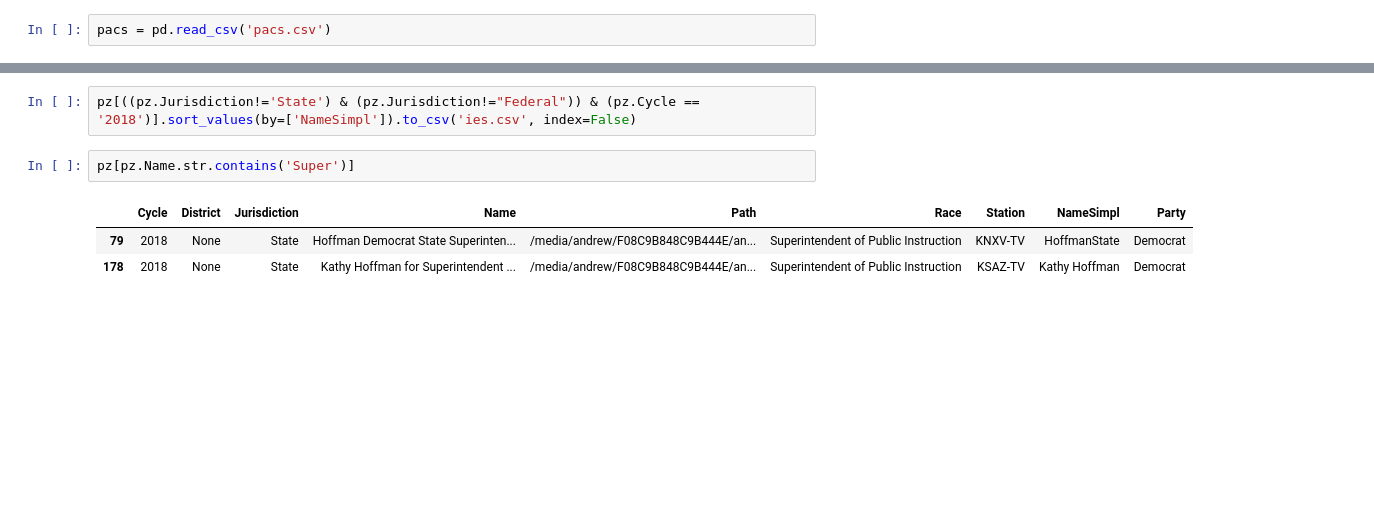
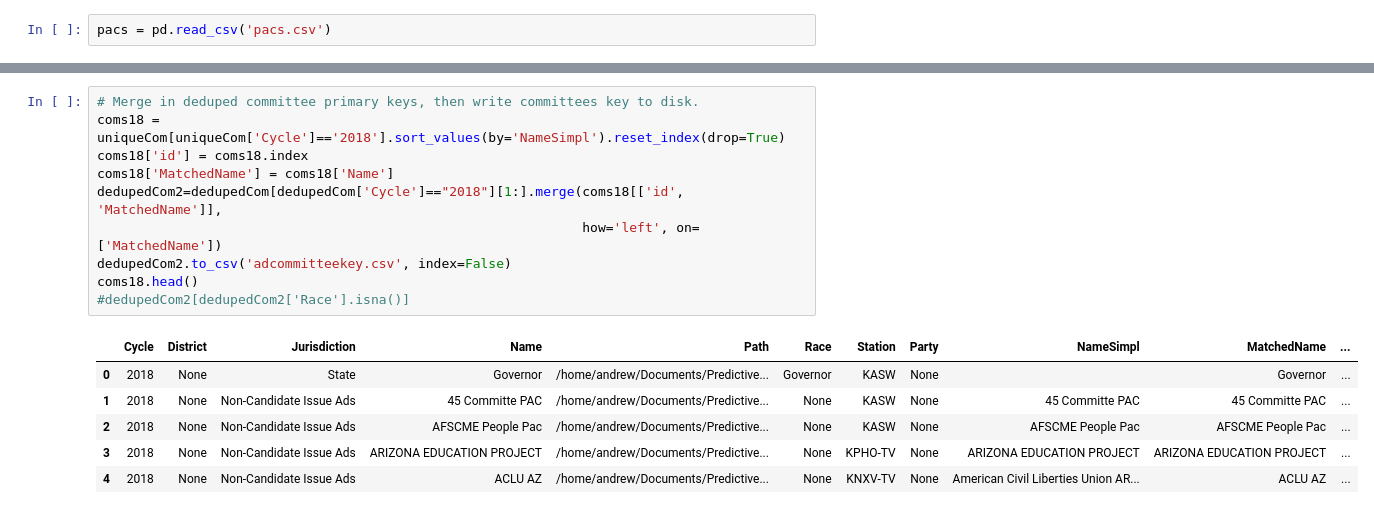
Before and after one commit to and-pulc/fccscraper, a Jupyter notebook: FCCBulkDownload.ipynb, the cells around one changed output, grey strips where cells are left out. Cells and saved outputs as stored; diff of their text form; blank space fills up the shorter version.

```diff
--- a/FCCBulkDownload.ipynb
+++ b/FCCBulkDownload.ipynb
@@ -484,8 +491,17 @@ pz.head()
-# %%
-pz[((pz.Jurisdiction!='State') & (pz.Jurisdiction!="Federal")) & (pz.Cycle == '2018')].sort_values(by=['NameSimpl']).to_csv('ies.csv', index=False)
-# %%
-pz[pz.Name.str.contains('Super')]
-# %% [output]
-|  | Cycle | District | Jurisdiction | Name | Path | Race | Station | NameSimpl | Party |
-| 79 | 2018 | None | State | Hoffman Democrat State Superinten... | /media/andrew/F08C9B848C9B444E/an... | Superintendent of Public Instruction | KNXV-TV | HoffmanState | Democrat |
-| 178 | 2018 | None | State | Kathy Hoffman for Superintendent ... | /media/andrew/F08C9B848C9B444E/an... | Superintendent of Public Instruction | KSAZ-TV | Kathy Hoffman | Democrat |
+# %%
+# Merge in deduped committee primary keys, then write committees key to disk.
+coms18 = uniqueCom[uniqueCom['Cycle']=='2018'].sort_values(by='NameSimpl').reset_index(drop=True)
+coms18['id'] = coms18.index
+coms18['MatchedName'] = coms18['Name']
+dedupedCom2=dedupedCom[dedupedCom['Cycle']=="2018"][1:].merge(coms18[['id', 'MatchedName']],
+                                                              how='left', on=['MatchedName'])
+dedupedCom2.to_csv('adcommitteekey.csv', index=False)
+coms18.head()
+#dedupedCom2[dedupedCom2['Race'].isna()]
+# %% [output]
+|  | Cycle | District | Jurisdiction | Name | Path | Race | Station | Party | NameSimpl | MatchedName | ... |
+| 0 | 2018 | None | State | Governor | /home/andrew/Documents/Predictive... | Governor | KASW | None |  | Governor | ... |
+| 1 | 2018 | None | Non-Candidate Issue Ads | 45 Committe PAC | /home/andrew/Documents/Predictive... | None | KASW | None | 45 Committe PAC | 45 Committe PAC | ... |
+| 2 | 2018 | None | Non-Candidate Issue Ads | AFSCME People Pac | /home/andrew/Documents/Predictive... | None | KASW | None | AFSCME People Pac | AFSCME People Pac | ... |
+| 3 | 2018 | None | Non-Candidate Issue Ads | ARIZONA EDUCATION PROJECT | /home/andrew/Documents/Predictive... | None | KPHO-TV | None | ARIZONA EDUCATION PROJECT | ARIZONA EDUCATION PROJECT | ... |
+| 4 | 2018 | None | Non-Candidate Issue Ads | ACLU AZ | /home/andrew/Documents/Predictive... | None | KNXV-TV | None | American Civil Liberties Union AR... | ACLU AZ | ... |
```
Also changed, not shown: parts of 22 cells of this notebook, 12 other files.
